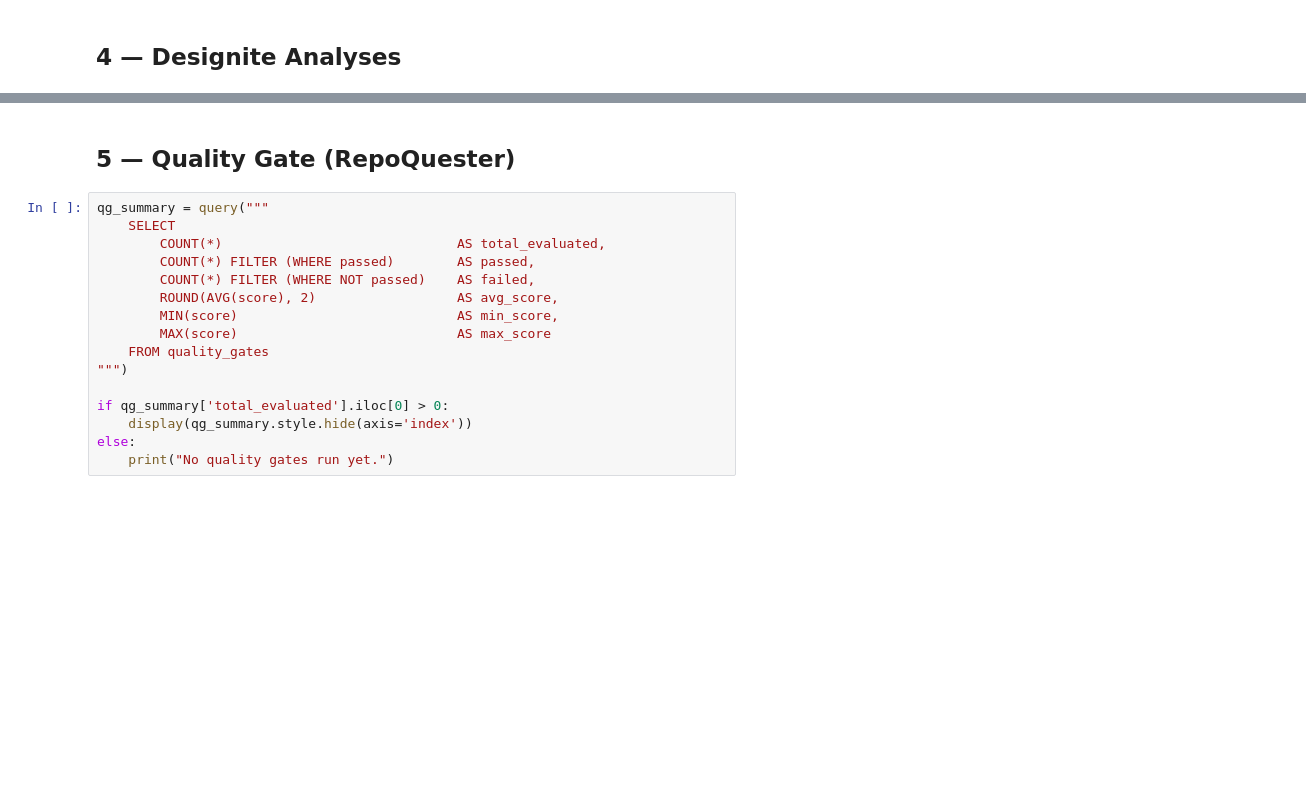
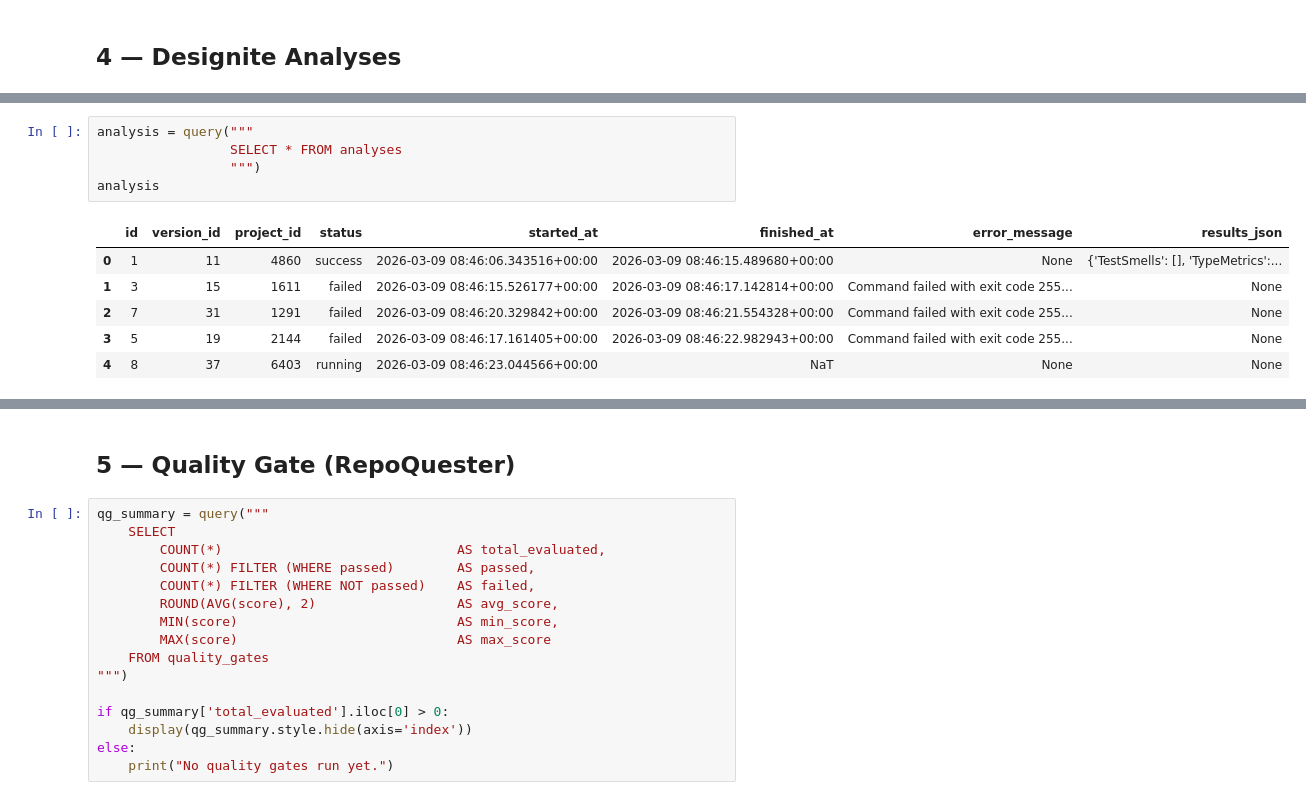
Before and after one commit to mbochicchio/Data-collection-pipeline, a Jupyter notebook: scripts/pipeline-database-navigator.ipynb, the cells around one changed output, grey strips where cells are left out. Cells and saved outputs as stored; diff of their text form; blank space fills up the shorter version.

```diff
--- a/scripts/pipeline-database-navigator.ipynb
+++ b/scripts/pipeline-database-navigator.ipynb
@@ -174,0 +179,12 @@ No analyses run yet.
+# %%
+analysis = query("""
+                 SELECT * FROM analyses
+                 """)
+analysis
+# %% [output]
+|  | id | version_id | project_id | status | started_at | finished_at | error_message | results_json |
+| 0 | 1 | 11 | 4860 | success | 2026-03-09 08:46:06.343516+00:00 | 2026-03-09 08:46:15.489680+00:00 | None | {'TestSmells': [], 'TypeMetrics':... |
+| 1 | 3 | 15 | 1611 | failed | 2026-03-09 08:46:15.526177+00:00 | 2026-03-09 08:46:17.142814+00:00 | Command failed with exit code 255... | None |
+| 2 | 7 | 31 | 1291 | failed | 2026-03-09 08:46:20.329842+00:00 | 2026-03-09 08:46:21.554328+00:00 | Command failed with exit code 255... | None |
+| 3 | 5 | 19 | 2144 | failed | 2026-03-09 08:46:17.161405+00:00 | 2026-03-09 08:46:22.982943+00:00 | Command failed with exit code 255... | None |
+| 4 | 8 | 37 | 6403 | running | 2026-03-09 08:46:23.044566+00:00 | NaT | None | None |
```
Also changed, not shown: parts of 7 cells of this notebook.
